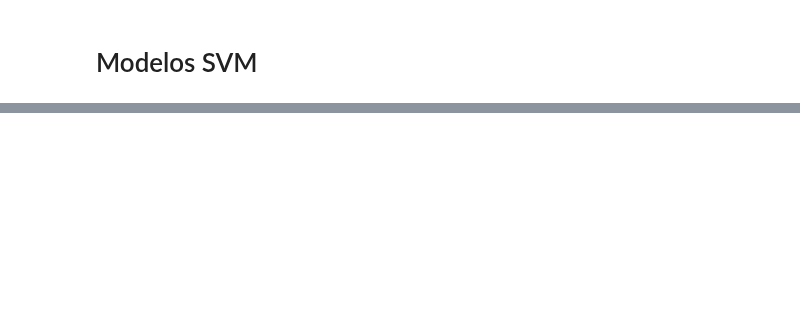
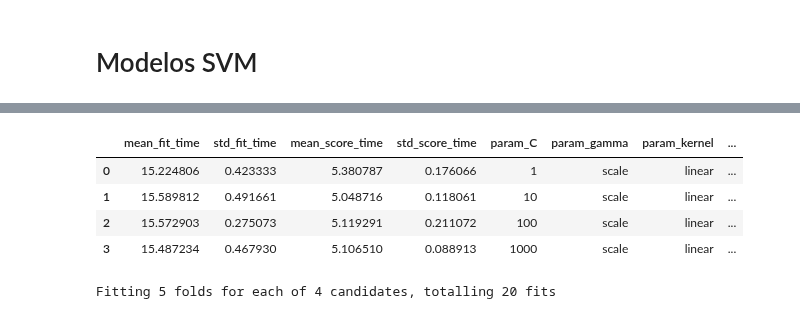
Before and after one commit to JALVARADORUIZ/Magister_BigData_UB, a Jupyter notebook: M7_AI1_AlvaradoRuizJoseArmando.ipynb, the cells around one changed output, grey strips where cells are left out. Drawn from its saved outputs; the diff is of its cells as text; code cells hidden in the pictures; blank space fills up the shorter version.

```diff
--- a/M7_AI1_AlvaradoRuizJoseArmando.ipynb
+++ b/M7_AI1_AlvaradoRuizJoseArmando.ipynb
@@ -161,4 +186,12 @@ train_labeldigit = train_labeldigit[:20000]
 
 train_fashion = train_fashion[:20000]
 train_labelfashion = train_labelfashion[:20000]
+# %%
+# Normalizacion de 0-255 a 0-1
+
+train_digits = train_digits.astype('float32')/255.0
+test_digits = test_digits.astype('float32')/255.0
+
+train_fashion = train_fashion.astype('float32')/255.0
+test_fashion = test_fashion.astype('float32')/255.0
 # %%
@@ -198,0 +238,7 @@ En ambos dataset, nuestra variable objetivo es un numero de 0 a 9.
+# %%
+timeIni = time()
+modelo1_svc_default = SVC()
+modelo1_svc_default.fit(train_digits, train_labeldigit)
+timeEnd = time()
+
+timeDiff_modelo1_default = segundos_a_minutos(int(timeEnd - timeIni))
@@ -198,0 +291,19 @@ En ambos dataset, nuestra variable objetivo es un numero de 0 a 9.
+# %%
+# Definimos los parametros asociados a nuestro algoritmo SVC (KERNEL = LINEAR) :
+param_grid_linear = { 'kernel': ['linear'],
+                      'C': [1, 10, 100, 1000],
+                      'gamma': ['scale'],
+                      'probability': [False]
+                    }
+# %%
+# Kernel : Linear
+timeIni = time()
+model_digit_lineal = GridSearchCV(SVC(),
+                                  param_grid = param_grid_linear,
+                                  cv=5,
+                                  verbose=1,
+                                  scoring="accuracy")
+
+model_digit_lineal.fit(train_digits, train_labeldigit)
+timeEnd = time()
+timeDiff_model1 = segundos_a_minutos(int(timeEnd - timeIni))
@@ -198,0 +354,11 @@ En ambos dataset, nuestra variable objetivo es un numero de 0 a 9.
+# %%
+# Analisis de Cross-Validation del modelo con Kernel = Linear
+
+cv_results_digit_lineal = pd.DataFrame(model_digit_lineal.cv_results_)
+cv_results_digit_lineal
+# %% [output]
+|  | mean_fit_time | std_fit_time | mean_score_time | std_score_time | param_C | param_gamma | param_kernel | ... |
+| 0 | 15.224806 | 0.423333 | 5.380787 | 0.176066 | 1 | scale | linear | ... |
+| 1 | 15.589812 | 0.491661 | 5.048716 | 0.118061 | 10 | scale | linear | ... |
+| 2 | 15.572903 | 0.275073 | 5.119291 | 0.211072 | 100 | scale | linear | ... |
+| 3 | 15.487234 | 0.467930 | 5.106510 | 0.088913 | 1000 | scale | linear | ... |
@@ -198,0 +372,15 @@ En ambos dataset, nuestra variable objetivo es un numero de 0 a 9.
+# %%
+# Kernel : Gausiano
+
+timeIni = time()
+model_digit_rbf = GridSearchCV(SVC(),
+                               param_grid = param_grid_rbf,
+                               cv=5,
+                               verbose=1,
+                               scoring="accuracy")
+
+model_digit_rbf.fit(train_digits, train_labeldigit)
+timeEnd = time()
+timeDiff_model2 = segundos_a_minutos(int(timeEnd - timeIni))
+# %% [output]
+Fitting 5 folds for each of 4 candidates, totalling 20 fits
```
Also changed, not shown: parts of 59 cells of this notebook.
